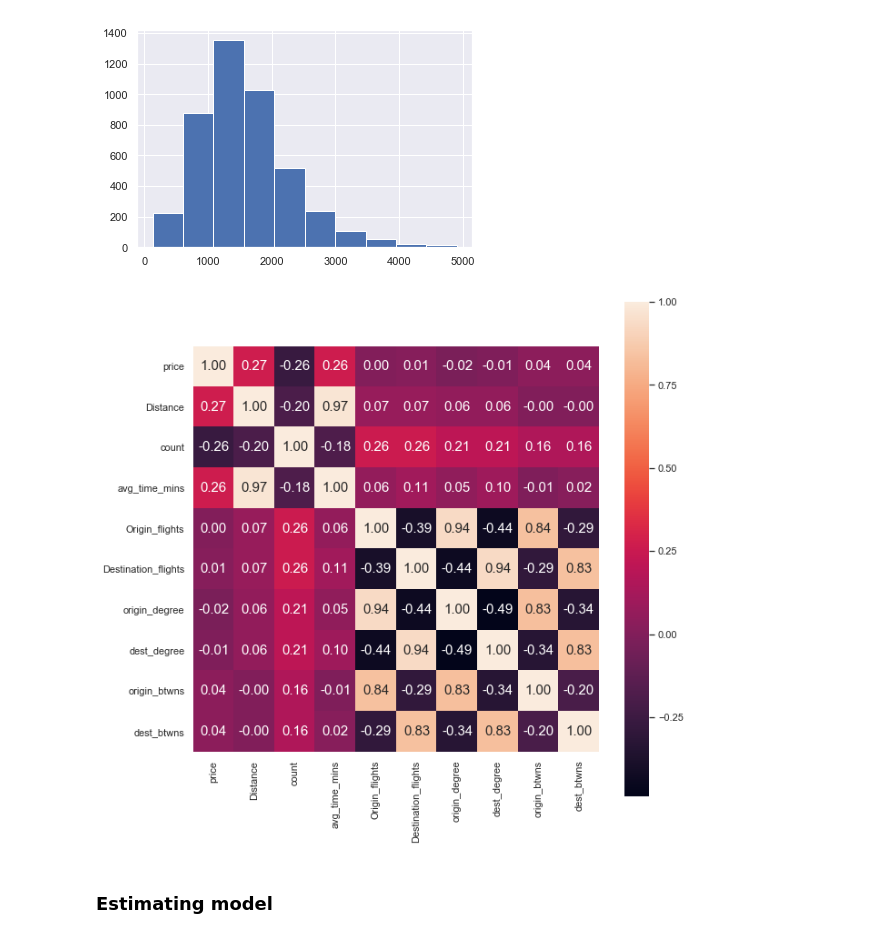
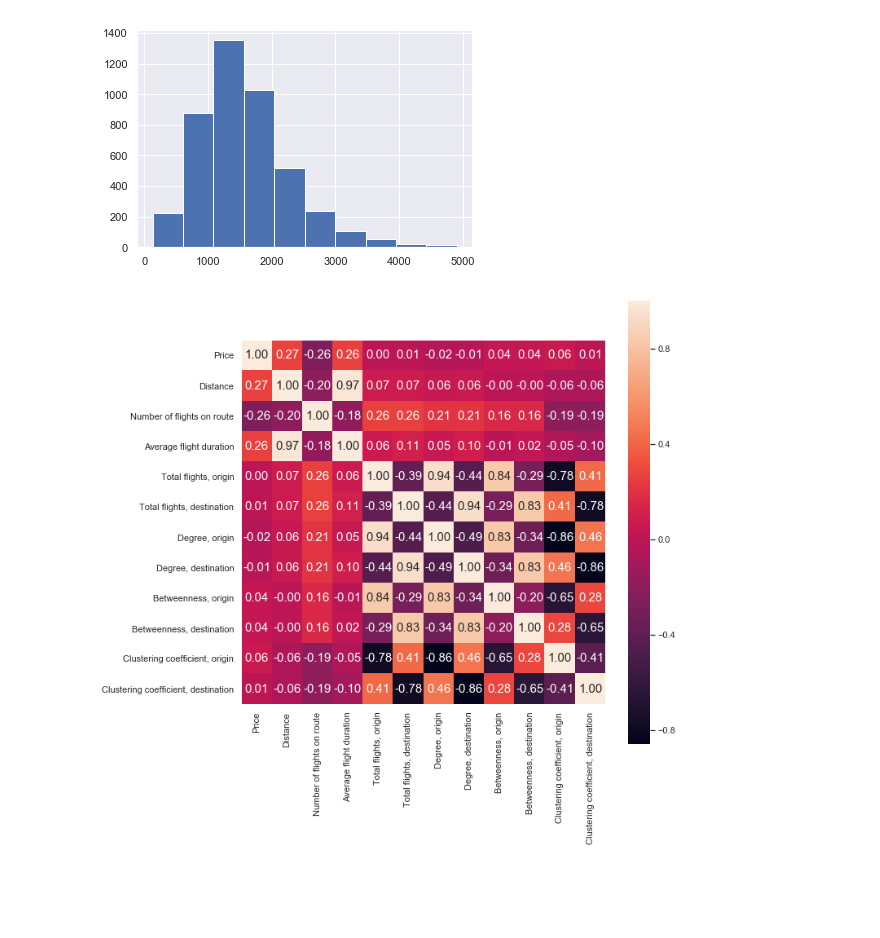
Before and after one commit to Morten-Esketveit/TSDS-gruppe-2019, a Jupyter notebook: Exam/Prediction/prediction_model.ipynb, the cells around one changed output. Drawn from its saved outputs; the diff is of its cells as text; code cells hidden in the pictures; blank space fills up the shorter version.

Commit message:
pred_figur

```diff
--- a/Exam/Prediction/prediction_model.ipynb
+++ b/Exam/Prediction/prediction_model.ipynb
@@ -143,11 +148,15 @@ plt.hist(y)
 # %%
 # Look at the Correlation matrix
 cols = ['price','Distance','count', 'avg_time_mins', 'Origin_flights', 'Destination_flights', 'origin_degree',
-        'dest_degree', 'origin_btwns', 'dest_btwns']
+        'dest_degree', 'origin_btwns', 'dest_btwns', 'origin_clustcoef', 'dest_clustcoef']
+names = ['Price', 'Distance', 'Number of flights on route', 'Average flight duration', 'Total flights, origin',
+        'Total flights, destination', 'Degree, origin', 'Degree, destination', 'Betweenness, origin',
+        'Betweenness, destination', 'Clustering coefficient, origin', 'Clustering coefficient, destination']
 fig4, hm = plt.subplots(figsize=(10,10))
 cm = np.corrcoef(pred_data[cols].values.T)
 sns.set(font_scale=1)
-hm = sns.heatmap(cm, cbar=True, annot=True, square=True, fmt='.2f', annot_kws={'size': 15}, yticklabels=cols, xticklabels=cols)
+hm = sns.heatmap(cm, cbar=True, annot=True, square=True, fmt='.2f', annot_kws={'size': 15}, yticklabels=names, xticklabels=names)
+plt.savefig(path+"Figures/corr_plot.pdf", bbox_inches='tight')
 # %% [output]
-[figure, old version]
+[figure, new version]
 # %%
@@ -156,2 +165,0 @@ X_train, X_val, y_train, y_val = train_test_split(X_dev, y_dev, test_size=1/2, r
-# %% [markdown]
-### Estimating model
```
Also changed, not shown: parts of 16 cells of this notebook, 2 other files.
